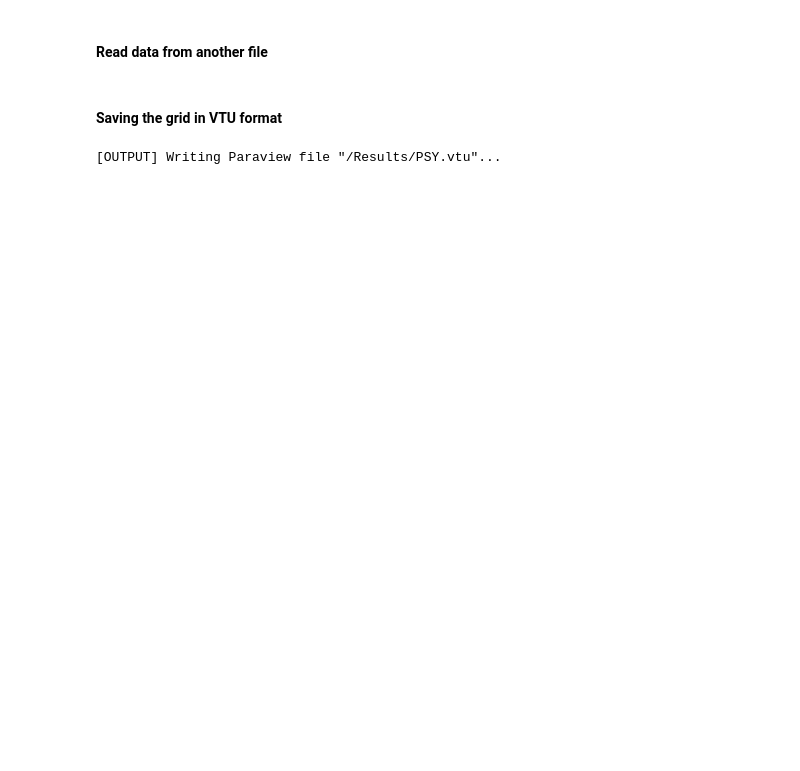
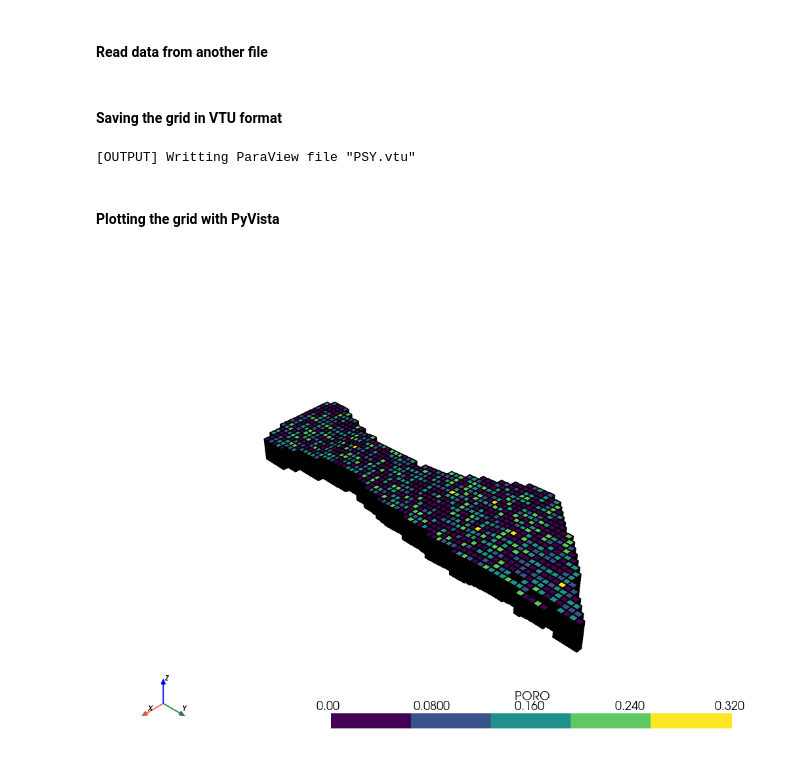
Before and after one commit to mt2312/apyce-project, a Jupyter notebook: examples/Getting_Started.ipynb, the cells around one changed output. Drawn from its saved outputs; the diff is of its cells as text; code cells hidden in the pictures; blank space fills up the shorter version.

```diff
--- a/examples/Getting_Started.ipynb
+++ b/examples/Getting_Started.ipynb
@@ -15,5 +15,5 @@ from apyce import Model
 #### Reading a file
 When the user executes the line below, the file is loaded and all keywords are readed.
 # %%
-G = Model('Data/PSY.grdecl', 'Eclipse')
+G = ap.grid.Grid('Data/PSY.grdecl', 'eclipse')
 # %% [output]
@@ -70,6 +73,13 @@ G.process_grdecl()
 # %% [markdown]
 #### Saving the grid in VTU format
 # %%
-G.write_vtu()
+G.export_data()
 # %% [output]
-[OUTPUT] Writing Paraview file "/Results/PSY.vtu"...
+[OUTPUT] Writting ParaView file "PSY.vtu"
+# %% [markdown]
+#### Plotting the grid with PyVista
+# %%
+G.plot_grid(filename='Results/PSY.vtu', lighting=False, property='PORO', show_edges=True, specular=0.0,
+            specular_power=0.0, show_scalar_bar=True, cmap='viridis')
+# %% [output]
+[figure, added]
```
Also changed, not shown: parts of 5 cells of this notebook, 8 other files.
